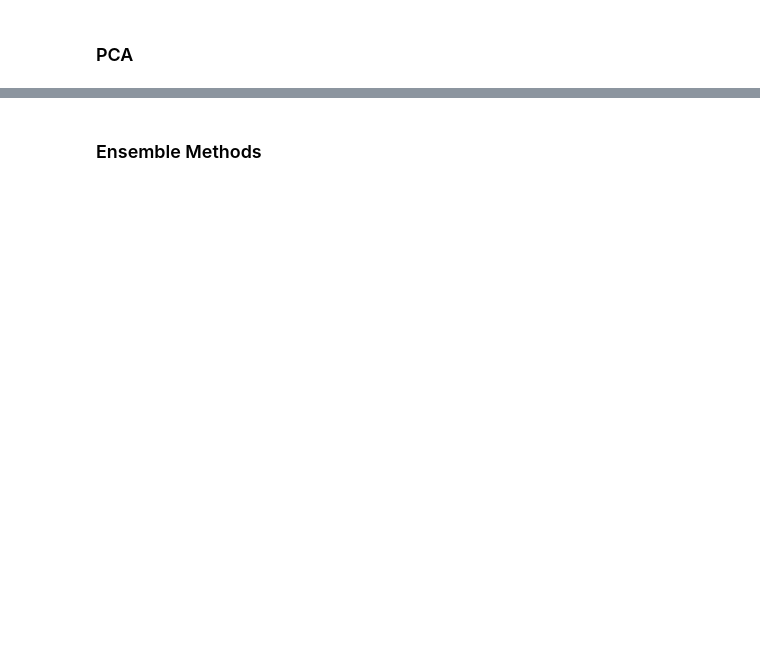
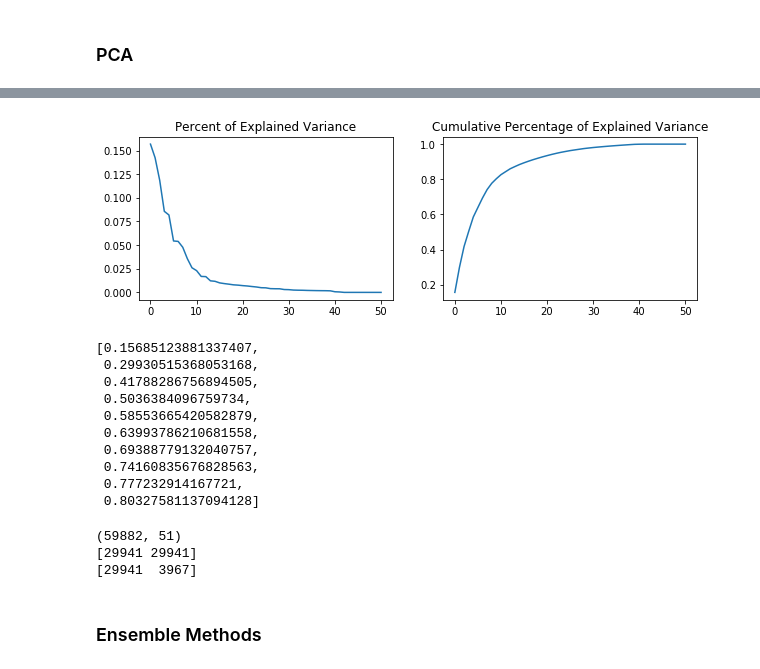
Before and after one commit to lingblahblah/Big-Data-in-Finance, a Jupyter notebook: Data Analysis.ipynb, the cells around one changed output, grey strips where cells are left out. Saved outputs shown, nothing was run; the diff lists cells and outputs as text; code cells hidden in the pictures; blank space fills up the shorter version.

```diff
--- a/Data Analysis.ipynb
+++ b/Data Analysis.ipynb
@@ -248,2 +278,38 @@ http://contrib.scikit-learn.org/imbalanced-learn/stable/index.html
+# %%
+'''PCA with Balanced Data: RandomUnderSampler'''
+X_train_pca = pca.fit_transform(X_train_smote)
+fig, (ax11, ax12) = plt.subplots(1, 2, figsize=(10,3))
+ax11.plot(pca.explained_variance_ratio_)
+ax11.title.set_text('Percent of Explained Variance')
+cum_explained_var_ratio = []
+for i in range(len(pca.explained_variance_ratio_)):
+    if i == 0:
+        cum_explained_var_ratio.append(pca.explained_variance_ratio_[i])
+    else:
+        cum_explained_var_ratio.append(cum_explained_var_ratio[i-1] + pca.explained_variance_ratio_[i])
+ax12.plot(cum_explained_var_ratio)
+ax12.title.set_text('Cumulative Percentage of Explained Variance')
+plt.show()
+cum_explained_var_ratio[:10]
+# %% [output]
+[figure, added]
+[0.15685123881337407,
+ 0.29930515368053168,
+ 0.41788286756894505,
+ 0.5036384096759734,
+ 0.58553665420582879,
+ 0.63993786210681558,
+ 0.69388779132040757,
+ 0.74160835676828563,
+ 0.777232914167721,
+ 0.80327581137094128]
+# %%
+print(X_train_smote.shape)
+print(np.bincount(y_train_smote))
+print(np.bincount(y_train))
+# %% [output]
+(59882, 51)
+[29941 29941]
+[29941  3967]
 # %% [markdown]
 ### Ensemble Methods
```
Also changed, not shown: parts of 11 cells of this notebook.
